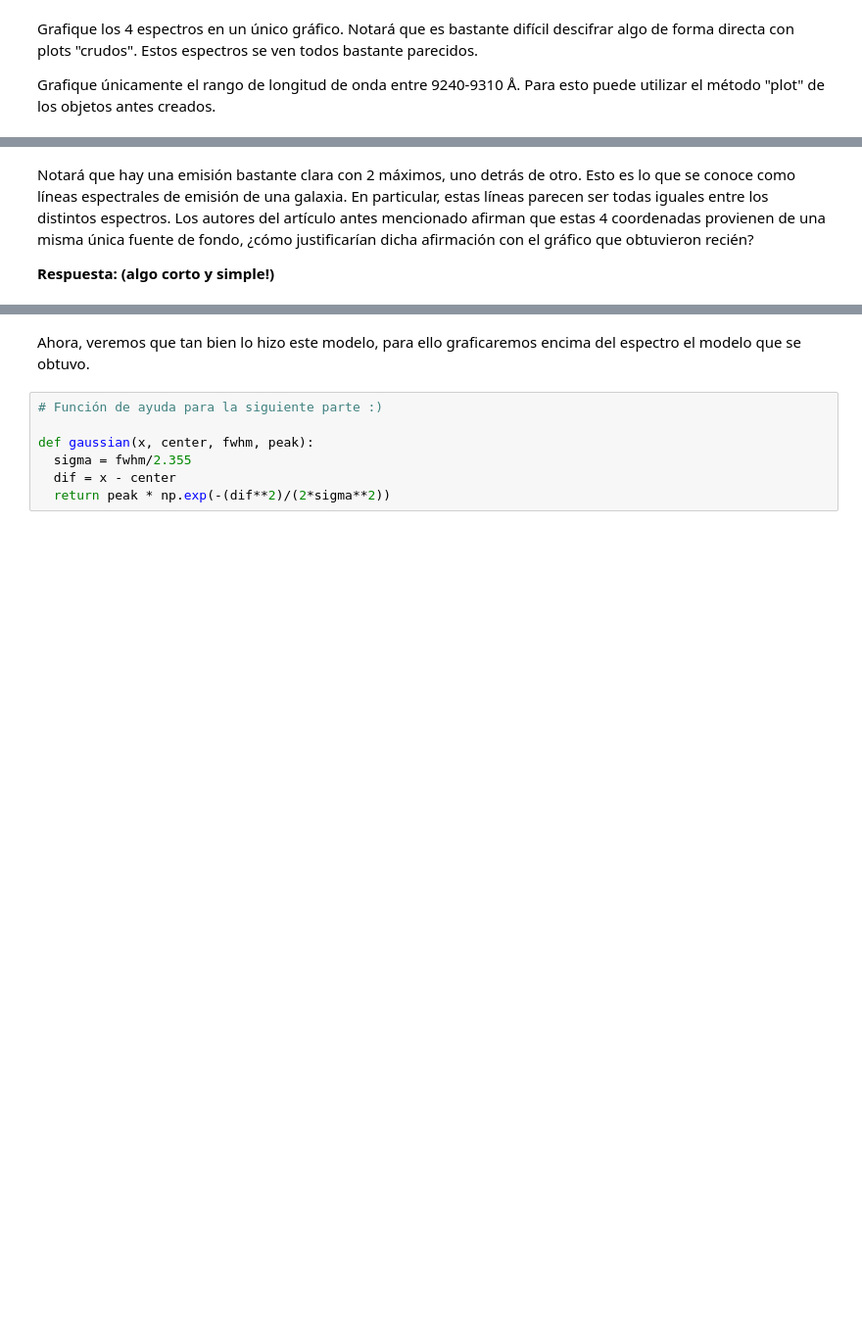
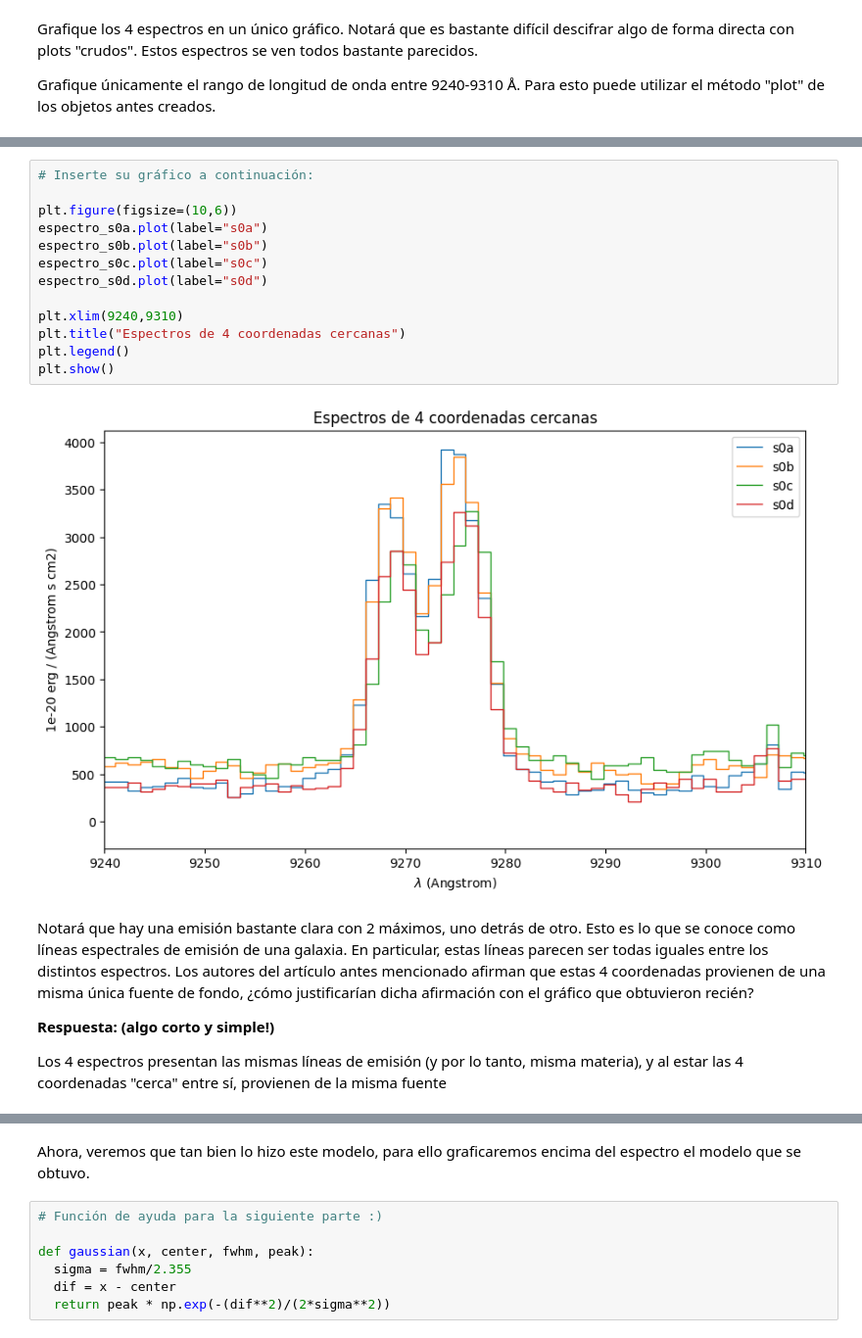
Before and after one commit to aliwen-figueroa/Tarea-4-aliwen-figueroa, a Jupyter notebook: Tarea4.ipynb, the cells around one changed output, grey strips where cells are left out. Shown: that part at 98% size. Drawn from its saved outputs; the diff is of its cells as text; blank space fills up the shorter version.

```diff
--- a/Tarea4.ipynb
+++ b/Tarea4.ipynb
@@ -238,3 +223,18 @@ Para esto puede utilizar el método "plot" de los objetos antes creados.
+# %%
+# Inserte su gráfico a continuación:
+
+plt.figure(figsize=(10,6))
+espectro_s0a.plot(label="s0a")
+espectro_s0b.plot(label="s0b")
+espectro_s0c.plot(label="s0c")
+espectro_s0d.plot(label="s0d")
+
+plt.xlim(9240,9310)
+plt.title("Espectros de 4 coordenadas cercanas")
+plt.legend()
+plt.show()
+# %% [output]
+[figure, added]
 # %% [markdown]
 
 Notará que hay una emisión bastante clara con 2 máximos, uno detrás de otro.
@@ -242,6 +242,8 @@ Esto es lo que se conoce como líneas espectrales de emisión de una galaxia.
 En particular, estas líneas parecen ser todas iguales entre los distintos espectros. Los autores del artículo antes mencionado afirman que estas 4 coordenadas provienen de una misma única fuente de fondo, ¿cómo justificarían dicha afirmación con el gráfico que obtuvieron recién?
 
 **Respuesta: (algo corto y simple!)**
+
+Los 4 espectros presentan las mismas líneas de emisión (y por lo tanto, misma materia), y al estar las 4 coordenadas "cerca" entre sí, provienen de la misma fuente
 # %% [markdown]
 Esta emisión proviene del gas de estas fuentes, en particular es una línea de  OII, es decir, oxígeno que fue ionizado. Esta línea es lo que se conoce como un "doblete" (doublet en inglés), lo que quiere decir que en realidad son dos líneas, muy cercanas en longitud de onda. La longitud de onda medida en laboratorio de ambas líneas es 3727.092 Å y 3729.875 Å, respectivamente. Claramente las líneas que vemos en estas fuentes no están centradas en esas longitudes de onda.
 
```
Also changed, not shown: parts of 7 cells of this notebook.
